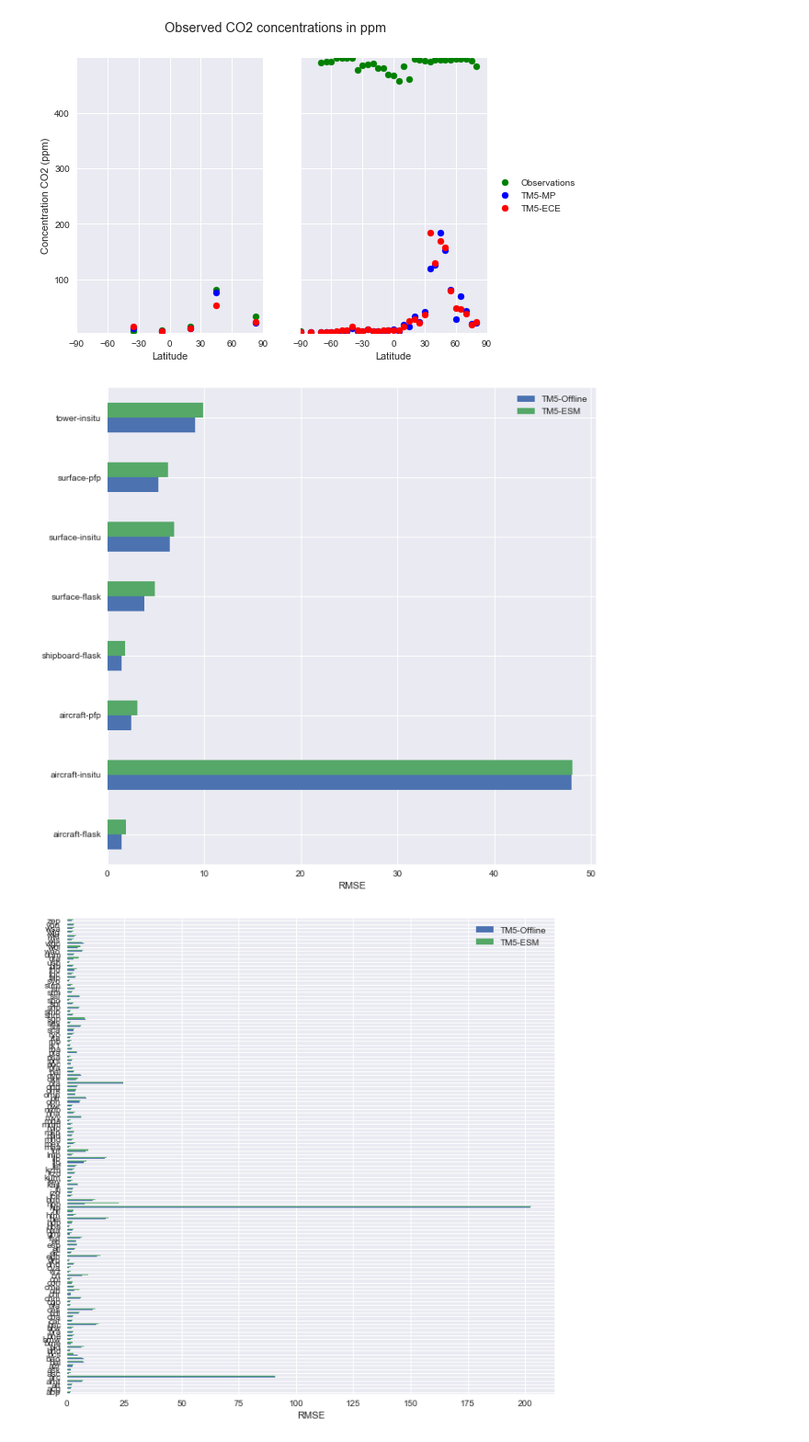
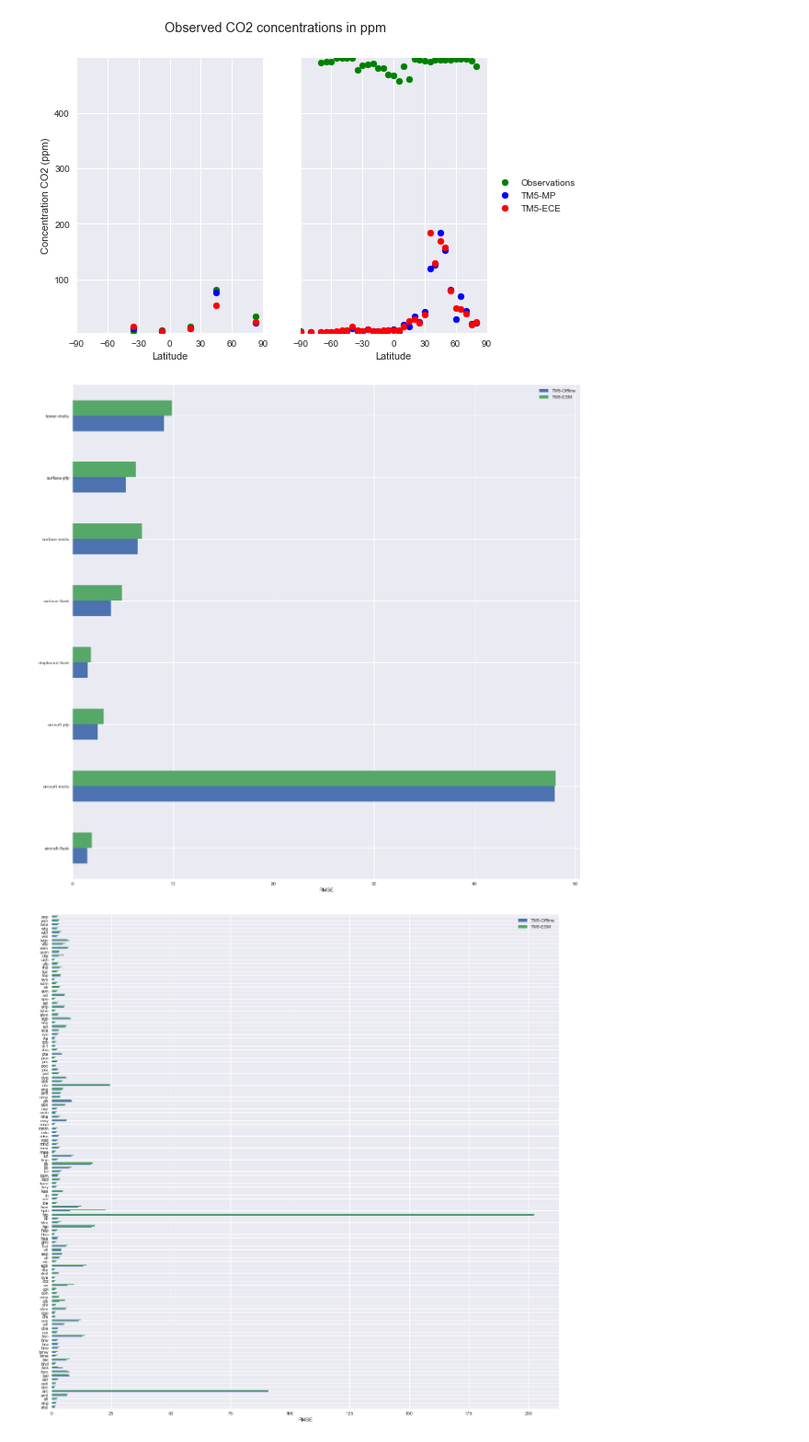
Before and after one commit to Killaars/PhD, a Jupyter notebook: Pictures_Helsinki.ipynb, the cells around one changed output. Shown at 92% size. Drawn from its saved outputs; the diff is of its cells as text; code cells hidden in the pictures.

```diff
--- a/Pictures_Helsinki.ipynb
+++ b/Pictures_Helsinki.ipynb
@@ -874,37 +874,39 @@ df['K_TM5_ESM'] = (df['C_fesm_obs']-df['A_fin_obs'])**2
 #group the difference(column-J) by type and give the mean and the count, two dataframes, Offline and ESM
 sample_type_off = df['J_TM5_offline'].groupby(df['H_obs_id']).agg({'mean':np.mean,'count':"count"})
 sample_type_esm = df['K_TM5_ESM'].groupby(df['H_obs_id']).agg({'mean':np.mean,'count':"count"})
 #Merge the two dataframes together
 pieces_type = [sample_type_off,sample_type_esm]
 sample_type=pd.concat(pieces_type,keys=['TM5-Offline','TM5-ESM'])
 #Calculate the RMSE by giving the sqrt of the mean (mean was the square of the differences for each type)
 sample_type['RMSE']=np.sqrt(sample_type['mean'])
 
 #calculation of RMSE of the different locations of measurement, see above for method
 #Use only stations with 10 or more measurements
 count_loc = df['I_obs_loc'].value_counts()
 count_loc[count_loc > 9]
 df_loc = df[df['I_obs_loc'].isin(count_loc[count_loc > 9].index)]
 sample_loc_off = df_loc['J_TM5_offline'].groupby(df_loc['I_obs_loc']).agg({'mean':np.mean,'count':"count"})
 sample_loc_esm = df_loc['K_TM5_ESM'].groupby(df_loc['I_obs_loc']).agg({'mean':np.mean,'count':"count"})
 pieces_loc = [sample_loc_off,sample_loc_esm]
 sample_loc=pd.concat(pieces_loc,keys=['TM5-Offline','TM5-ESM'])
 sample_loc['RMSE']=np.sqrt(sample_loc['mean'])
 
 
 #Plot the dataframes in barplots. First unstack them, keeping only the RMSE
 plot_type=sample_type['RMSE'].unstack(level=0)
 plot_type.index.name = '' #Setting the index name to '', otherwise the name is printed as label
-ax1 = plot_type.plot.barh(figsize=(10,10))
+ax1 = plot_type.plot.barh(figsize=(20,20))
+plt.savefig('RMSE_type.png')
 plot_loc=sample_loc['RMSE'].unstack(level=0)
 plot_loc.index.name = ''
-ax2 = plot_loc.plot.barh(figsize=(10,10))
+ax2 = plot_loc.plot.barh(figsize=(20,20))
 ax1.set_xlabel("RMSE")
 ax2.set_xlabel("RMSE")
+plt.savefig('RMSE_stations.png')
 plt.show()
 # %% [output]
-[figure, old version]
+[figure, new version]
-[figure, old version]
+[figure, new version]
 # %%
 # Timeseries of chosen plot (comparable to figure 1), uses the data calculated by the previous block.
 # Can afterwards be run multiple times for chosen stations
```
Also changed, not shown: parts of 2 cells of this notebook, 6 other files.
